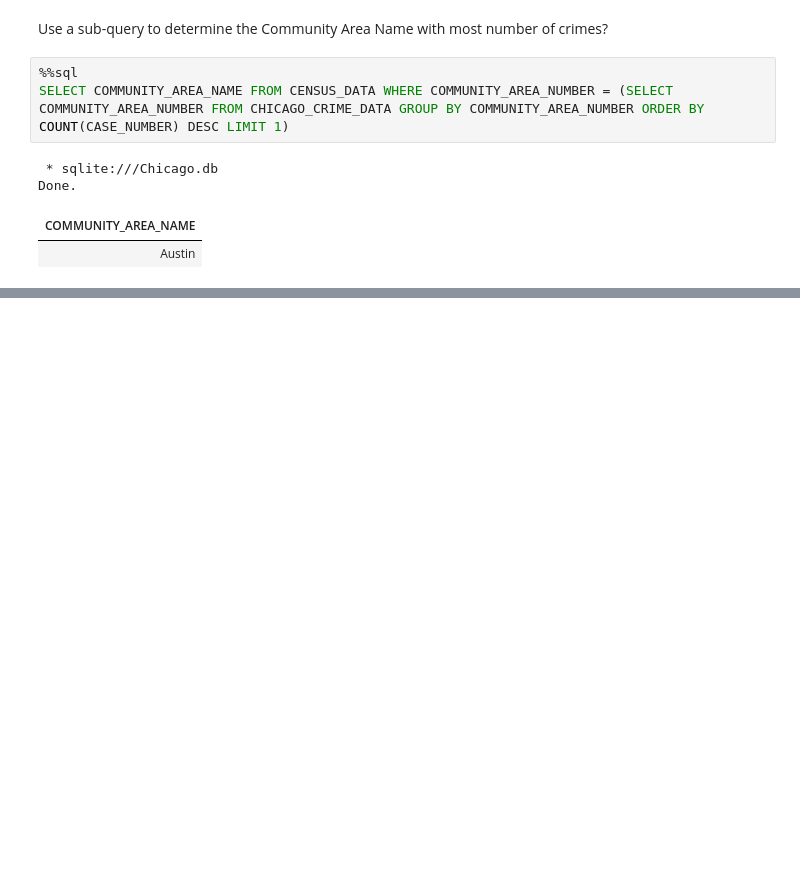
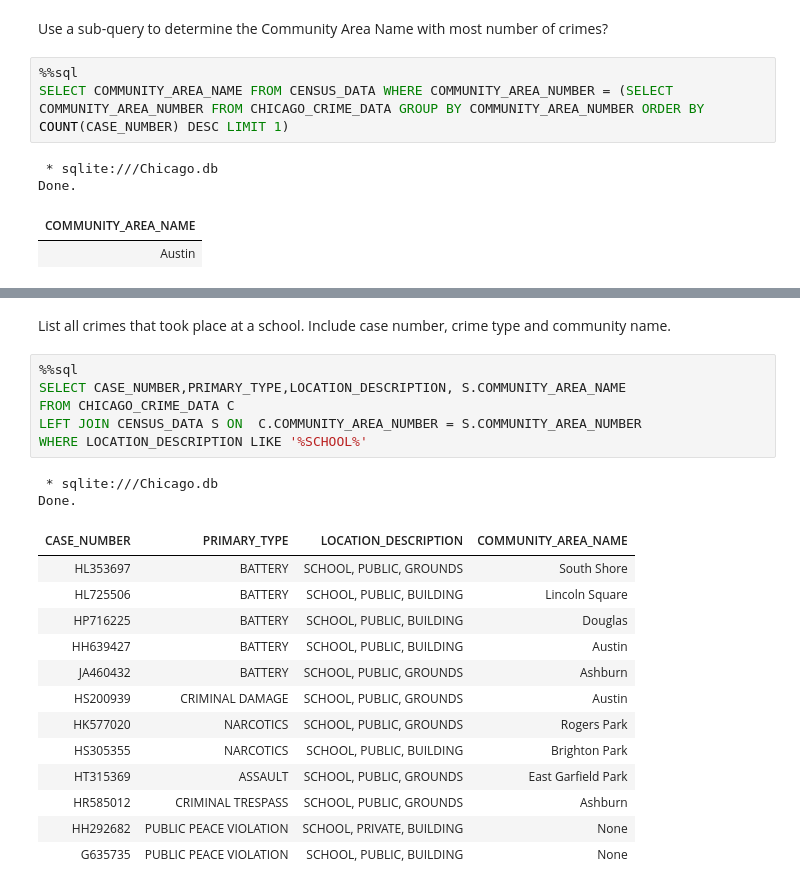
Before and after one commit to MaliniVibin1502/SQL-projects, a Jupyter notebook: Analysis_Chicago.ipynb, the cells around one changed output, grey strips where cells are left out. Drawn from its saved outputs; the diff is of its cells as text; blank space fills up the shorter version.

```diff
--- a/Analysis_Chicago.ipynb
+++ b/Analysis_Chicago.ipynb
@@ -141,0 +155,24 @@ Done.
+# %% [markdown]
+ List all crimes that took place at a school. Include case number, crime type and community name.
+# %%
+%%sql
+SELECT CASE_NUMBER,PRIMARY_TYPE,LOCATION_DESCRIPTION, S.COMMUNITY_AREA_NAME
+FROM CHICAGO_CRIME_DATA C
+LEFT JOIN CENSUS_DATA S ON  C.COMMUNITY_AREA_NUMBER = S.COMMUNITY_AREA_NUMBER
+WHERE LOCATION_DESCRIPTION LIKE '%SCHOOL%'
+# %% [output]
+ * sqlite:///Chicago.db
+Done.
+| CASE_NUMBER | PRIMARY_TYPE | LOCATION_DESCRIPTION | COMMUNITY_AREA_NAME |
+| HL353697 | BATTERY | SCHOOL, PUBLIC, GROUNDS | South Shore |
+| HL725506 | BATTERY | SCHOOL, PUBLIC, BUILDING | Lincoln Square |
+| HP716225 | BATTERY | SCHOOL, PUBLIC, BUILDING | Douglas |
+| HH639427 | BATTERY | SCHOOL, PUBLIC, BUILDING | Austin |
+| JA460432 | BATTERY | SCHOOL, PUBLIC, GROUNDS | Ashburn |
+| HS200939 | CRIMINAL DAMAGE | SCHOOL, PUBLIC, GROUNDS | Austin |
+| HK577020 | NARCOTICS | SCHOOL, PUBLIC, GROUNDS | Rogers Park |
+| HS305355 | NARCOTICS | SCHOOL, PUBLIC, BUILDING | Brighton Park |
+| HT315369 | ASSAULT | SCHOOL, PUBLIC, GROUNDS | East Garfield Park |
+| HR585012 | CRIMINAL TRESPASS | SCHOOL, PUBLIC, GROUNDS | Ashburn |
+| HH292682 | PUBLIC PEACE VIOLATION | SCHOOL, PRIVATE, BUILDING | None |
+| G635735 | PUBLIC PEACE VIOLATION | SCHOOL, PUBLIC, BUILDING | None |
```
Also changed, not shown: parts of 5 cells of this notebook.
